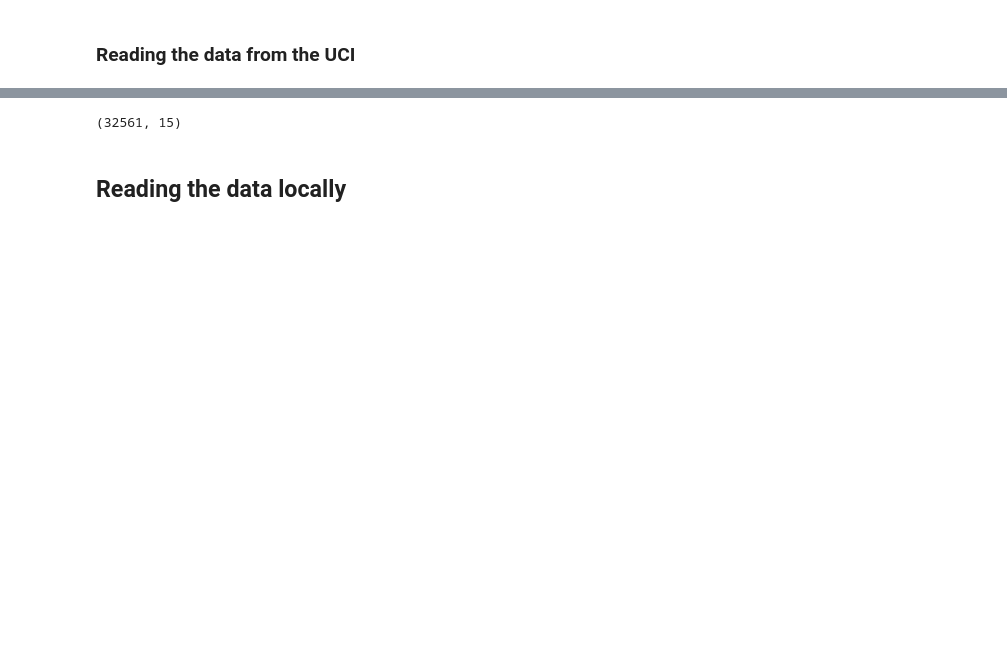
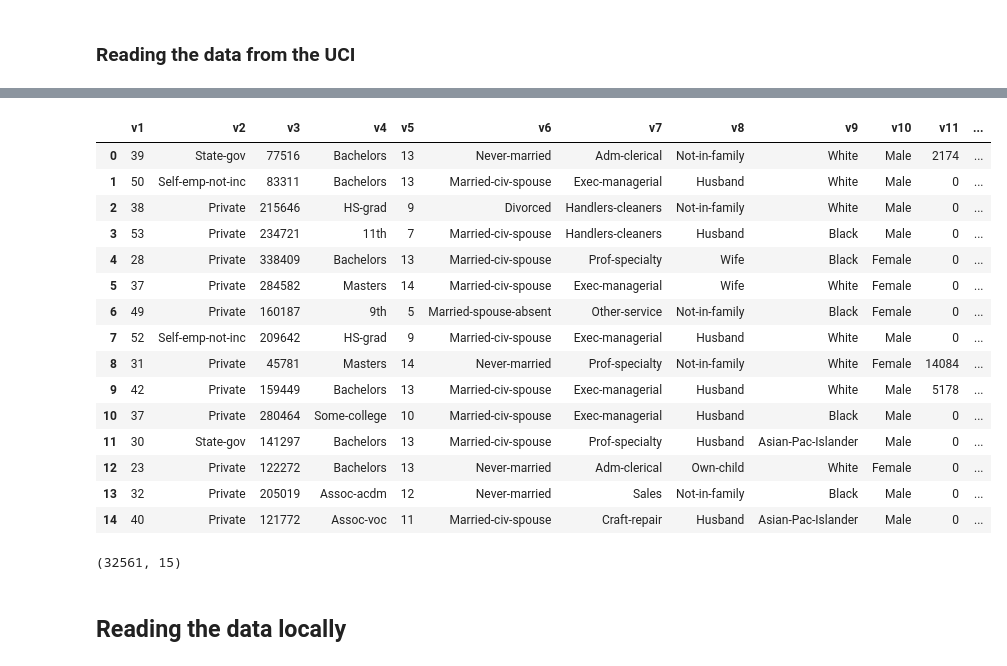
Before and after one commit to eacunafer/Data-Mining-and-Machine-Learning-with-Python, a Jupyter notebook: Notebooks/imputation1e.ipynb, the cells around one changed output, grey strips where cells are left out. Drawn from its saved outputs; the diff is of its cells as text; code cells hidden in the pictures; blank space fills up the shorter version.

```diff
--- a/Notebooks/imputation1e.ipynb
+++ b/Notebooks/imputation1e.ipynb
@@ -16,3 +40,22 @@ df.columns=['v1', 'v2', 'v3', 'v4', 'v5','v6','v7','v8','v9','v10','v11','v12','
+# %%
+df.head(15)
+# %% [output]
+|  | v1 | v2 | v3 | v4 | v5 | v6 | v7 | v8 | v9 | v10 | v11 | ... |
+| 0 | 39 | State-gov | 77516 | Bachelors | 13 | Never-married | Adm-clerical | Not-in-family | White | Male | 2174 | ... |
+| 1 | 50 | Self-emp-not-inc | 83311 | Bachelors | 13 | Married-civ-spouse | Exec-managerial | Husband | White | Male | 0 | ... |
+| 2 | 38 | Private | 215646 | HS-grad | 9 | Divorced | Handlers-cleaners | Not-in-family | White | Male | 0 | ... |
+| 3 | 53 | Private | 234721 | 11th | 7 | Married-civ-spouse | Handlers-cleaners | Husband | Black | Male | 0 | ... |
+| 4 | 28 | Private | 338409 | Bachelors | 13 | Married-civ-spouse | Prof-specialty | Wife | Black | Female | 0 | ... |
+| 5 | 37 | Private | 284582 | Masters | 14 | Married-civ-spouse | Exec-managerial | Wife | White | Female | 0 | ... |
+| 6 | 49 | Private | 160187 | 9th | 5 | Married-spouse-absent | Other-service | Not-in-family | Black | Female | 0 | ... |
+| 7 | 52 | Self-emp-not-inc | 209642 | HS-grad | 9 | Married-civ-spouse | Exec-managerial | Husband | White | Male | 0 | ... |
+| 8 | 31 | Private | 45781 | Masters | 14 | Never-married | Prof-specialty | Not-in-family | White | Female | 14084 | ... |
+| 9 | 42 | Private | 159449 | Bachelors | 13 | Married-civ-spouse | Exec-managerial | Husband | White | Male | 5178 | ... |
+| 10 | 37 | Private | 280464 | Some-college | 10 | Married-civ-spouse | Exec-managerial | Husband | Black | Male | 0 | ... |
+| 11 | 30 | State-gov | 141297 | Bachelors | 13 | Married-civ-spouse | Prof-specialty | Husband | Asian-Pac-Islander | Male | 0 | ... |
+| 12 | 23 | Private | 122272 | Bachelors | 13 | Never-married | Adm-clerical | Own-child | White | Female | 0 | ... |
+| 13 | 32 | Private | 205019 | Assoc-acdm | 12 | Never-married | Sales | Not-in-family | Black | Male | 0 | ... |
+| 14 | 40 | Private | 121772 | Assoc-voc | 11 | Married-civ-spouse | Craft-repair | Husband | Asian-Pac-Islander | Male | 0 | ... |
 # %%
 #Another way to read the data
 # Load CSV using Pandas from URL
```
Also changed, not shown: parts of 35 cells of this notebook, 3 other files.
